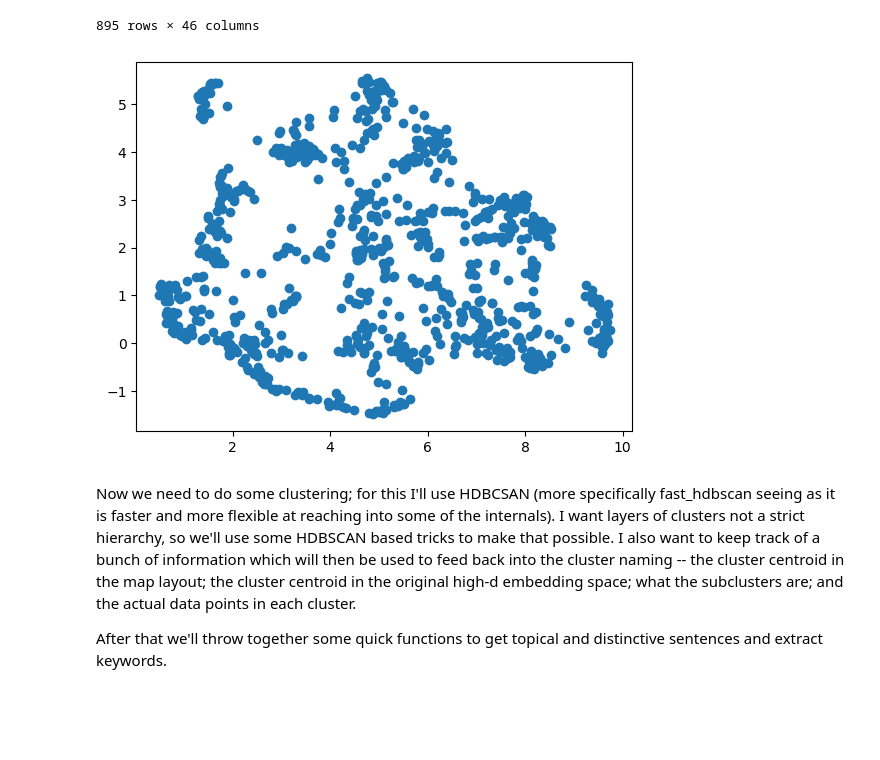
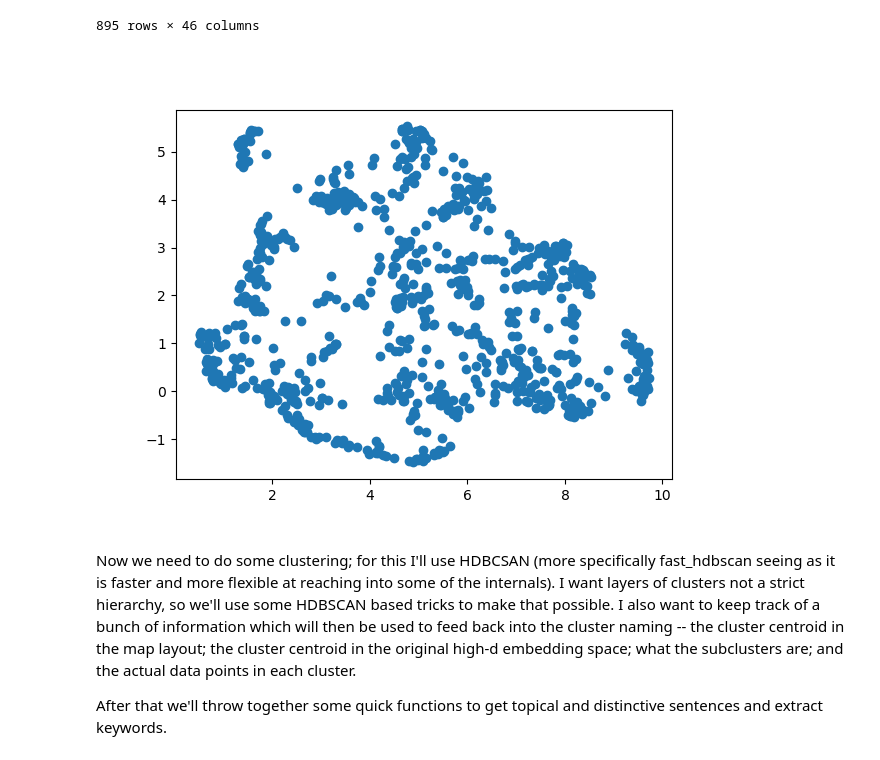
Before and after one commit to tayden/bb-ai-oceanography, a Jupyter notebook: TopicClusteringViz.ipynb, the cells around one changed output. Drawn from its saved outputs; the diff is of its cells as text; code cells hidden in the pictures; blank space fills up the shorter version.

```diff
--- a/TopicClusteringViz.ipynb
+++ b/TopicClusteringViz.ipynb
@@ -73,10 +73,14 @@ data_vectors = embedding_model.encode(data_strings.Title + "\n\n" + data_strings
 # %%
 data_map = umap.UMAP(metric="cosine", n_components=2, random_state=42).fit_transform(data_vectors)
 # %%
-plt.scatter(*data_map.T)
+%matplotlib widget
+
+fig = plt.figure()
+ax = fig.add_subplot()
+ax.scatter(*data_map.T)
 plt.show()
 # %% [output]
-[figure, old version]
+[figure, new version]
 # %% [markdown]
 Now we need to do some clustering; for this I'll use HDBCSAN (more specifically fast_hdbscan seeing as it is faster and more flexible at reaching into some of the internals). I want layers of clusters not a strict hierarchy, so we'll use some HDBSCAN based tricks to make that possible. I also want to keep track of a bunch of information which will then be used to feed back into the cluster naming -- the cluster centroid in the map layout; the cluster centroid in the original high-d embedding space; what the subclusters are; and the actual data points in each cluster.
 
```
Also changed, not shown: parts of 46 cells of this notebook, 3 other files.
